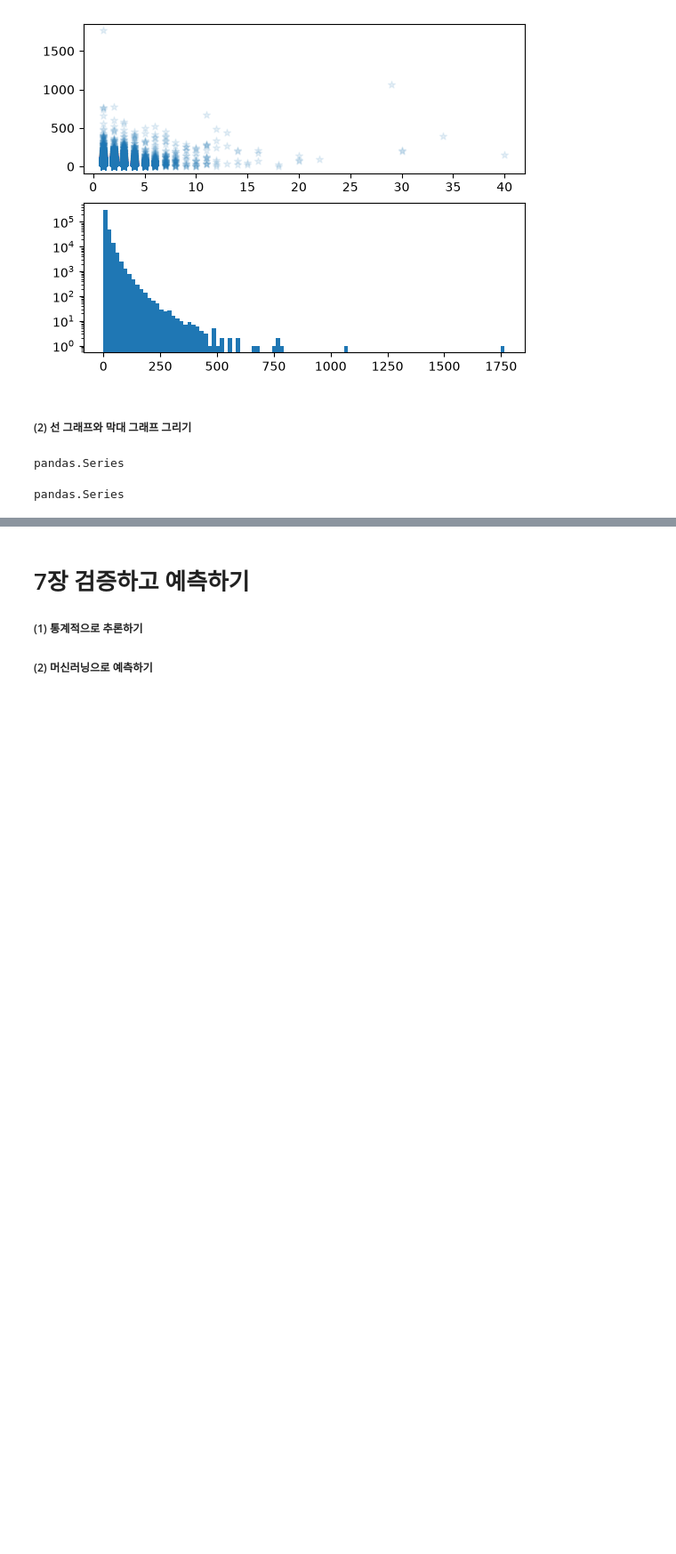
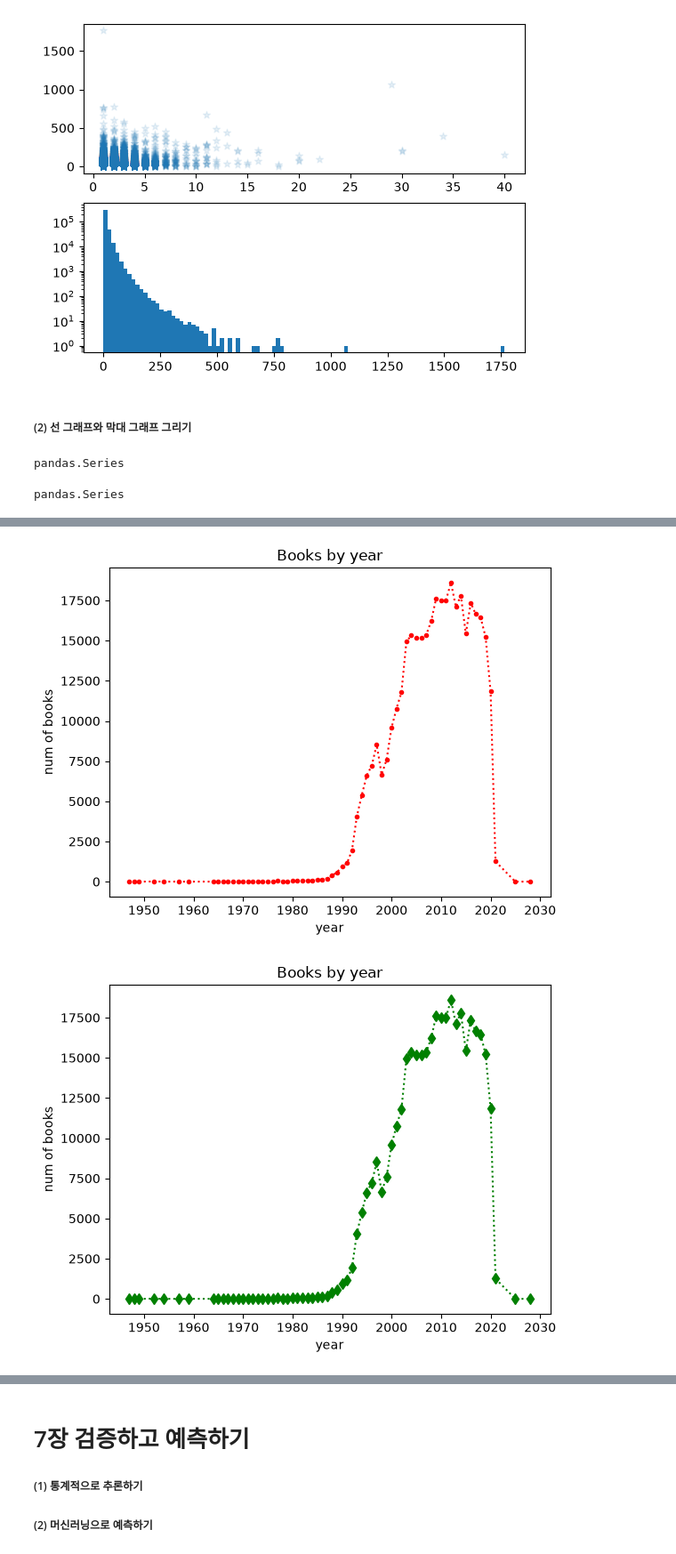
Before and after one commit to yccho1004/pythonBasic, a Jupyter notebook: HonGong-DataAnalysis_py/basics_DA.ipynb, the cells around one changed output, grey strips where cells are left out. Shown at 89% size. Cells and saved outputs as stored; diff of their text form; code cells hidden in the pictures; blank space fills up the shorter version.

```diff
--- a/HonGong-DataAnalysis_py/basics_DA.ipynb
+++ b/HonGong-DataAnalysis_py/basics_DA.ipynb
@@ -930,0 +936,16 @@ plt.title()
+# %%
+#선의 종류와 마커 지정
+plt.plot(count_by_year, marker='.', linestyle=':', color='red')
+plt.title('Books by year')
+plt.xlabel('year')
+plt.ylabel('num of books')
+plt.show()
+#다이어몬드 마커, 점선, 선색
+plt.plot(count_by_year, ':dg')
+plt.title('Books by year')
+plt.xlabel('year')
+plt.ylabel('num of books')
+plt.show()
+# %% [output]
+[figure, added]
+[figure, added]
```
Also changed, not shown: parts of 13 cells of this notebook, 3 other files.
